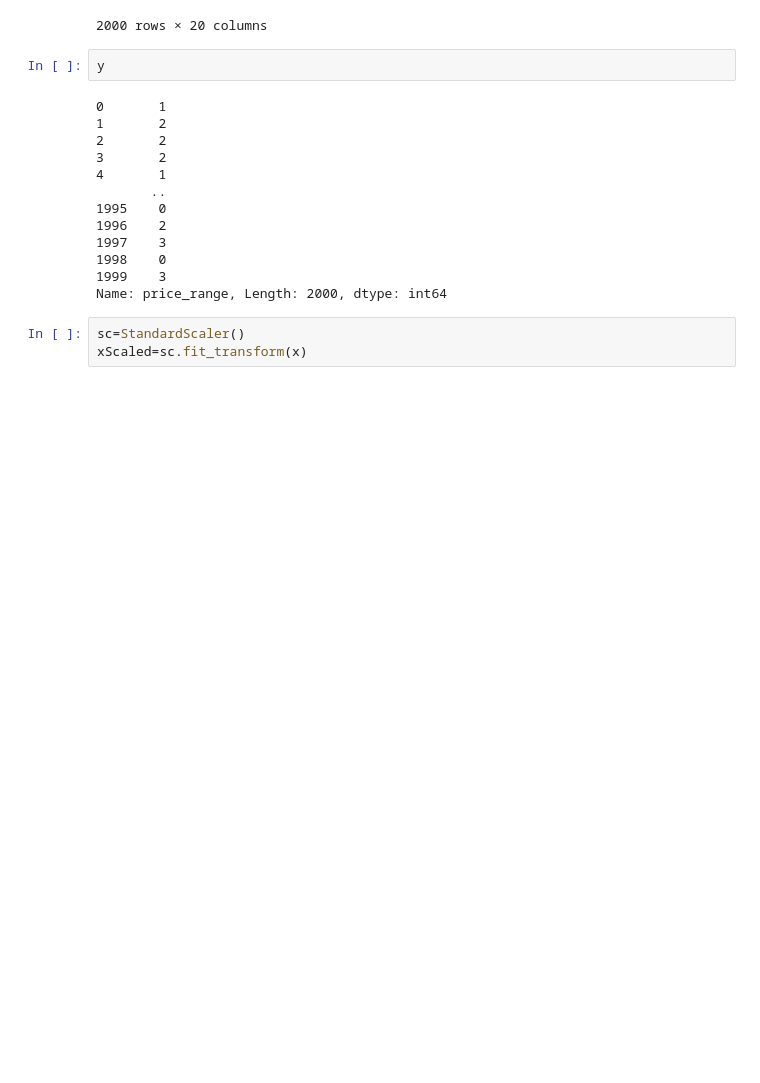
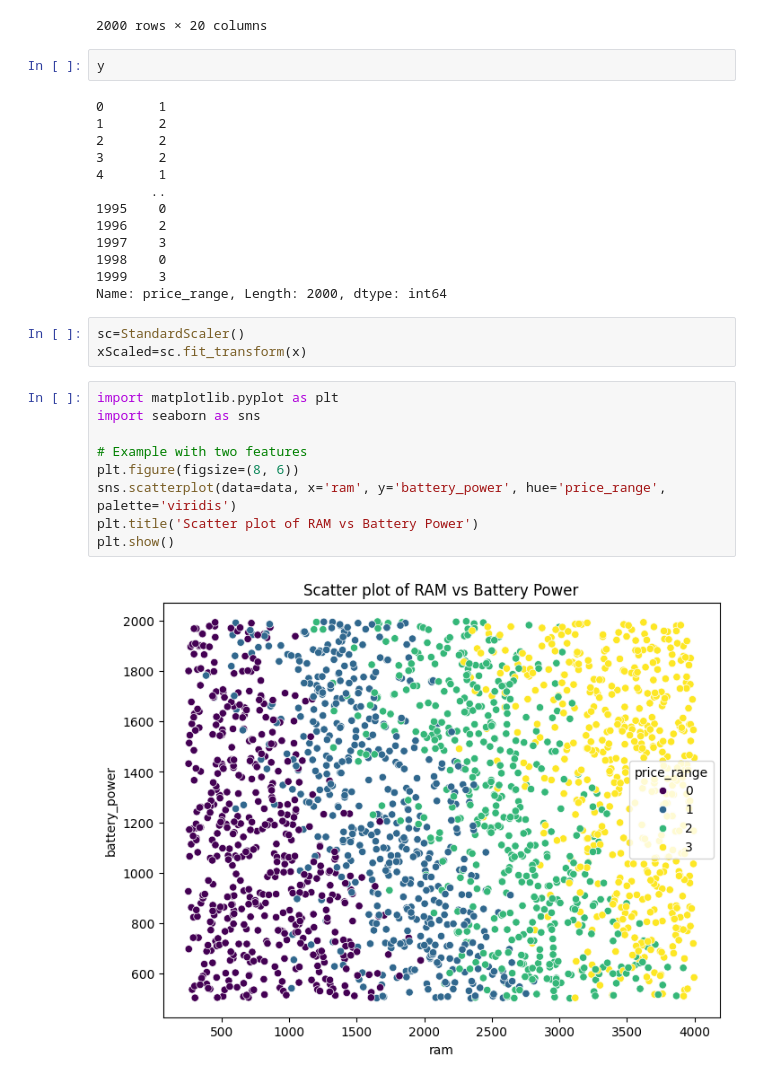
Before and after one commit to zizoelshimy/Machine-learning-project-, a Jupyter notebook: mobile.ipynb, the cells around one changed output. Saved outputs shown, nothing was run; the diff lists cells and outputs as text; blank space fills up the shorter version.

```diff
--- a/mobile.ipynb
+++ b/mobile.ipynb
@@ -126,3 +126,14 @@ Name: price_range, Length: 2000, dtype: int64
 # %%
 sc=StandardScaler()
 xScaled=sc.fit_transform(x)
+# %%
+import matplotlib.pyplot as plt
+import seaborn as sns
+
+# Example with two features
+plt.figure(figsize=(8, 6))
+sns.scatterplot(data=data, x='ram', y='battery_power', hue='price_range', palette='viridis')
+plt.title('Scatter plot of RAM vs Battery Power')
+plt.show()
+# %% [output]
+[figure, added]
```
Also changed, not shown: parts of 16 cells of this notebook.
